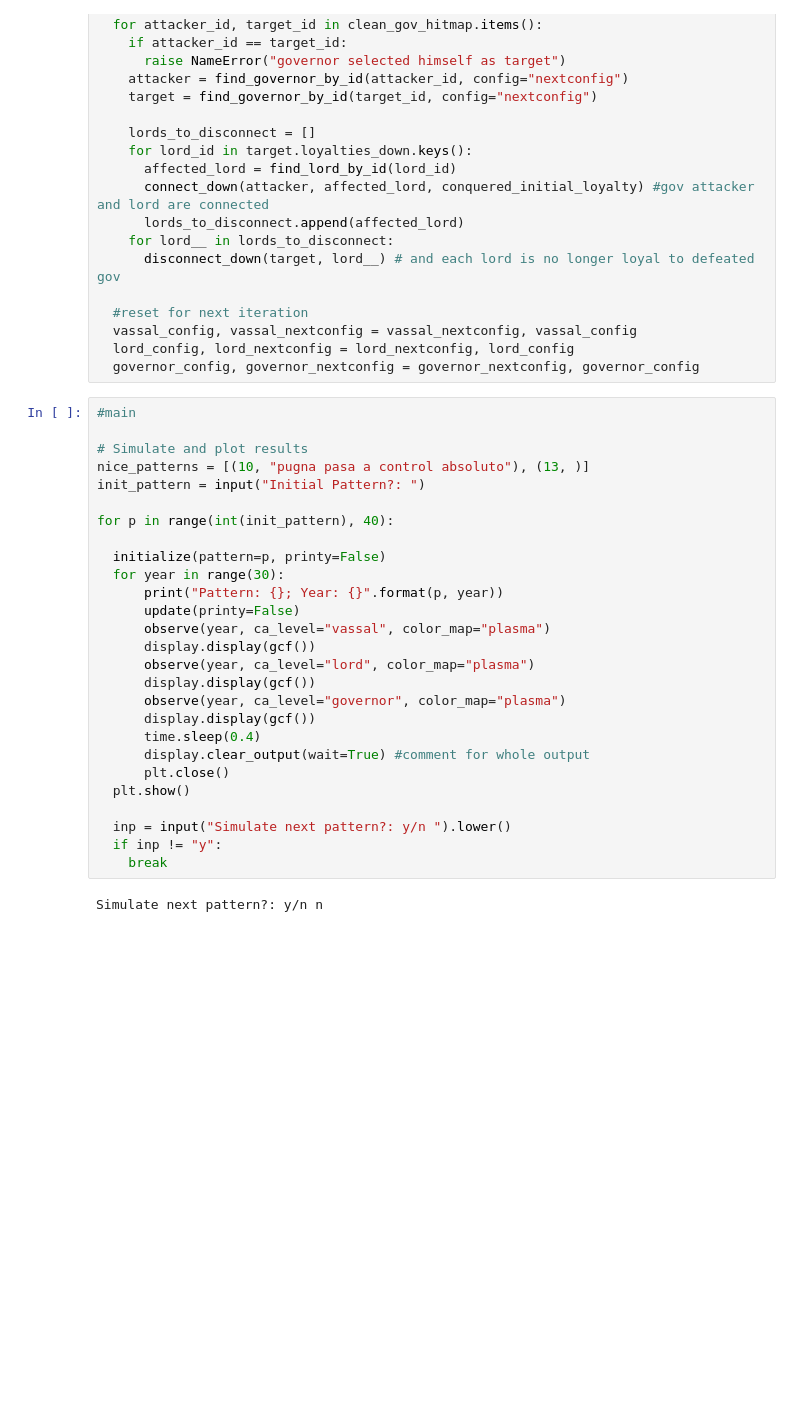
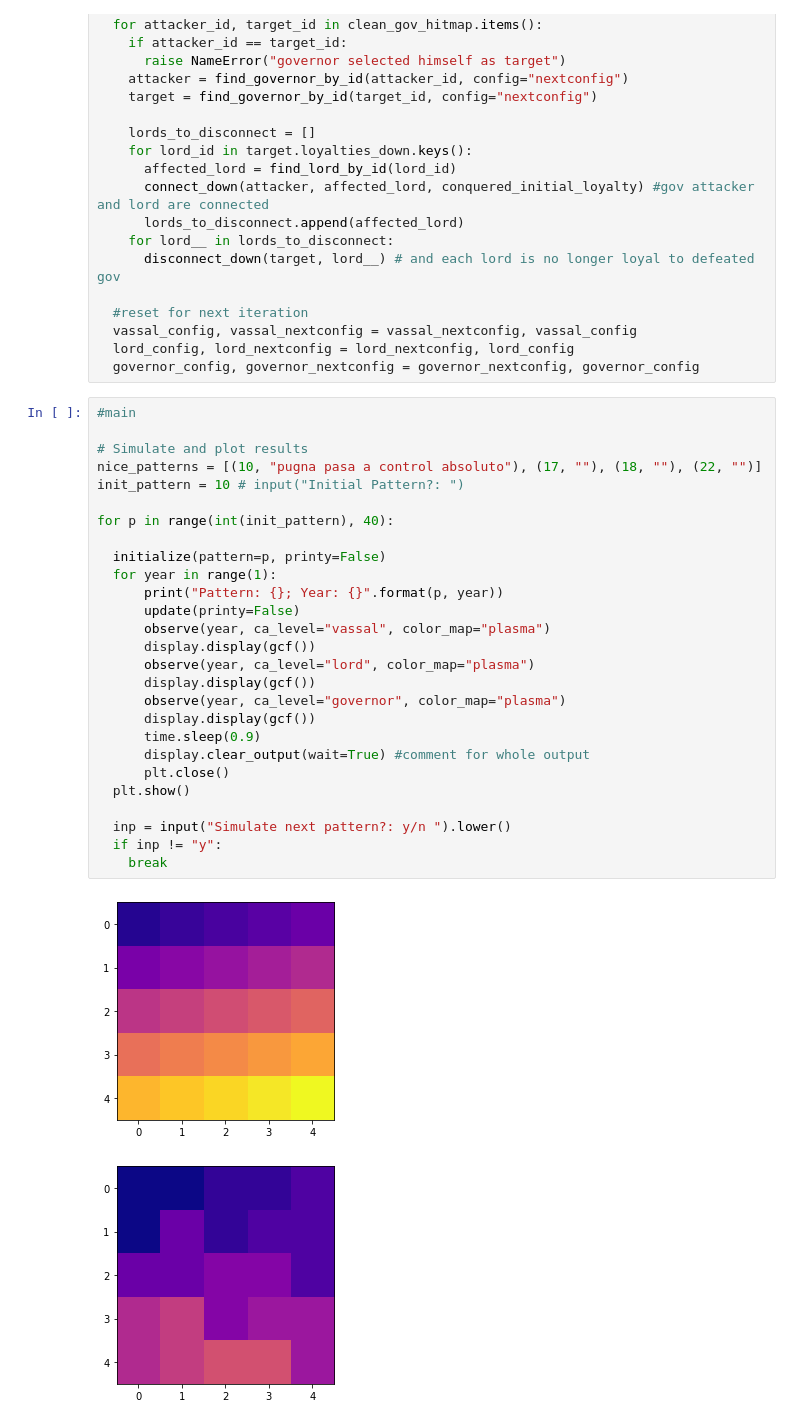
Before and after one commit to jpsiegel/Projects, a Jupyter notebook: Feudal_Model.ipynb, the cells around one changed output. Drawn from its saved outputs; the diff is of its cells as text; blank space fills up the shorter version.

```diff
--- a/Feudal_Model.ipynb
+++ b/Feudal_Model.ipynb
@@ -681,29 +645,30 @@ def update(printy=False):
 # %%
 #main
 
 # Simulate and plot results
-nice_patterns = [(10, "pugna pasa a control absoluto"), (13, )]
-init_pattern = input("Initial Pattern?: ")
+nice_patterns = [(10, "pugna pasa a control absoluto"), (17, ""), (18, ""), (22, "")]
+init_pattern = 10 # input("Initial Pattern?: ")
 
 for p in range(int(init_pattern), 40):
 
   initialize(pattern=p, printy=False)
-  for year in range(30):
+  for year in range(1):
       print("Pattern: {}; Year: {}".format(p, year))
       update(printy=False)
       observe(year, ca_level="vassal", color_map="plasma")
       display.display(gcf())
       observe(year, ca_level="lord", color_map="plasma")
       display.display(gcf())
       observe(year, ca_level="governor", color_map="plasma")
       display.display(gcf())
-      time.sleep(0.4)
+      time.sleep(0.9)
       display.clear_output(wait=True) #comment for whole output
       plt.close()
   plt.show()
 
   inp = input("Simulate next pattern?: y/n ").lower()
   if inp != "y":
     break
 # %% [output]
-Simulate next pattern?: y/n n
+[figure, added]
+[figure, added]
```
Also changed, not shown: parts of 2 cells of this notebook.
